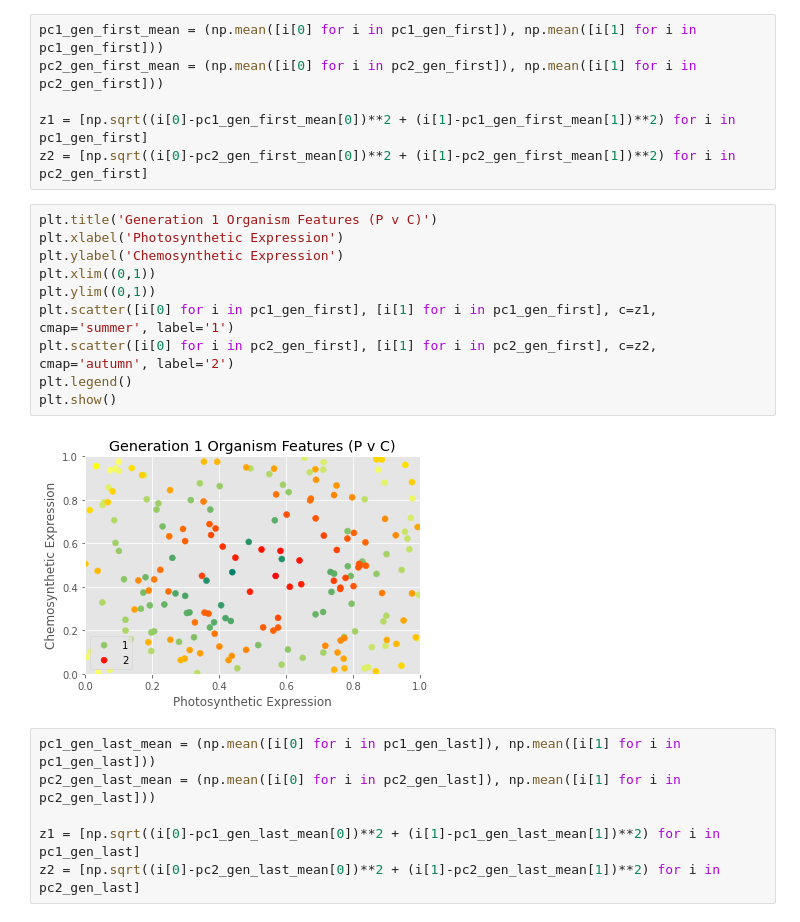
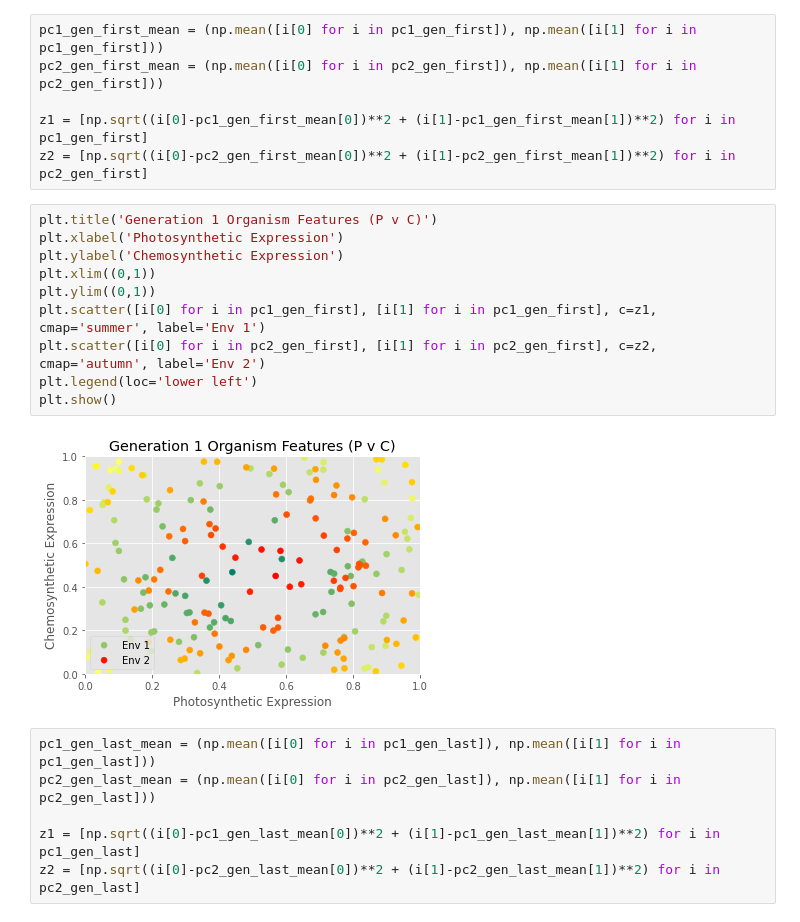
Before and after one commit to NikhilMukraj/apbioproject, a Jupyter notebook: data visualization.ipynb, the cells around one changed output. Drawn from its saved outputs; the diff is of its cells as text.

Commit message:
images (again)

```diff
--- a/data visualization.ipynb
+++ b/data visualization.ipynb
@@ -82,15 +82,15 @@ z2 = [np.sqrt((i[0]-pc2_gen_first_mean[0])**2 + (i[1]-pc2_gen_first_mean[1])**2)
 # %%
 plt.title('Generation 1 Organism Features (P v C)')
 plt.xlabel('Photosynthetic Expression')
 plt.ylabel('Chemosynthetic Expression')
 plt.xlim((0,1))
 plt.ylim((0,1))
-plt.scatter([i[0] for i in pc1_gen_first], [i[1] for i in pc1_gen_first], c=z1, cmap='summer', label='1')
-plt.scatter([i[0] for i in pc2_gen_first], [i[1] for i in pc2_gen_first], c=z2, cmap='autumn', label='2')
-plt.legend()
+plt.scatter([i[0] for i in pc1_gen_first], [i[1] for i in pc1_gen_first], c=z1, cmap='summer', label='Env 1')
+plt.scatter([i[0] for i in pc2_gen_first], [i[1] for i in pc2_gen_first], c=z2, cmap='autumn', label='Env 2')
+plt.legend(loc='lower left')
 plt.show()
 # %% [output]
-[figure, old version]
+[figure, new version]
 # %%
 pc1_gen_last_mean = (np.mean([i[0] for i in pc1_gen_last]), np.mean([i[1] for i in pc1_gen_last]))
 pc2_gen_last_mean = (np.mean([i[0] for i in pc2_gen_last]), np.mean([i[1] for i in pc2_gen_last]))
```
Also changed, not shown: parts of 1 cell of this notebook, 2 other files.
